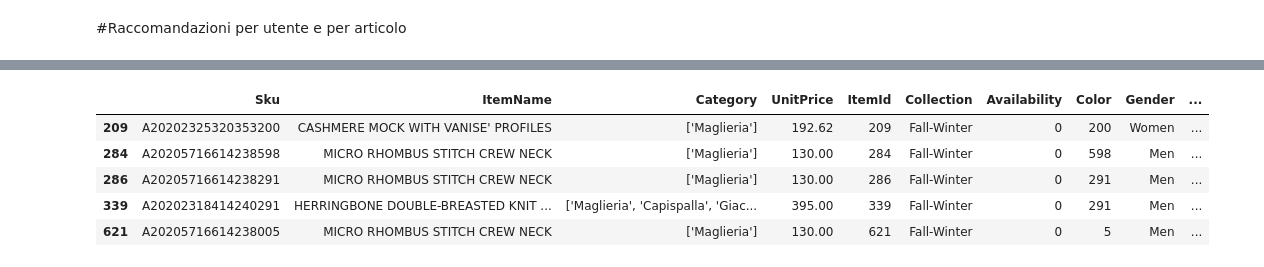
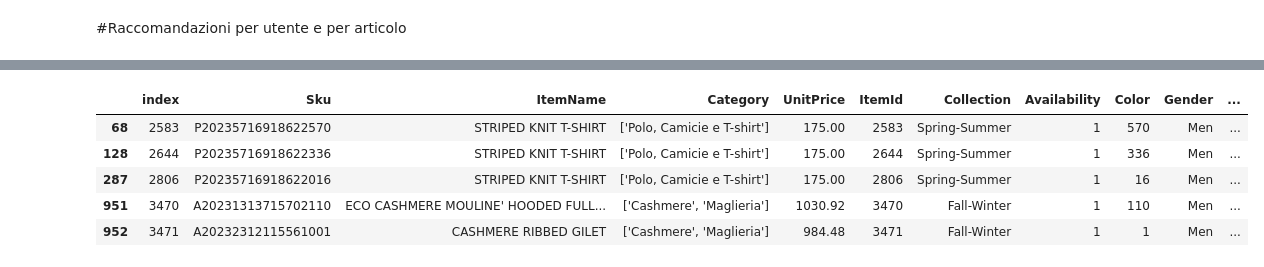
Before and after one commit to williambiondi/RecommenderGS, a Jupyter notebook: recommenderGranSasso.ipynb, the cells around one changed output, grey strips where cells are left out. Saved outputs shown, nothing was run; the diff lists cells and outputs as text; code cells hidden in the pictures.

```diff
--- a/recommenderGranSasso.ipynb
+++ b/recommenderGranSasso.ipynb
@@ -36,6 +34,3 @@ ricavo le fasce di prezzo
-# %%
-bins = list(range(0, int(items['UnitPrice'].max()) + 150, 150))
-items['PriceRange'] = pd.cut(items['UnitPrice'], bins = bins, right=False).astype(str)
 # %% [markdown]
 Annoto come interazione positiva (1) tutti gli articoli acquistati, come interazione negativa (-1) tutti gli articoli rimborsati
 # %%
@@ -52,6 +47,8 @@ len_desc = [len(row['TextInfo'].split(" ")) for _,row in items.iterrows()]
 max(len_desc)
 # %% [output]
 190
+# %%
+items = items[items['Availability']==1].reset_index()
 # %% [markdown]
 Utilizzo DistilBERT per ottenere gli embeddings di tutta l'informazione testuale degli articoli (nome articolo e descrizione)
 # %%
@@ -571,6 +661,6 @@ best_model.evaluate(test )
 # %% [markdown]
 #Raccomandazioni per utente e per articolo
 # %%
-candidates_embeddings = item_model.predict(df_reduced.values[:, :-1])
+candidates_embeddings = item_model.predict(df_embeddings.values[:, :-1])
 candidate_item_ids = full_items['ItemId'].values
 # %% [output]
@@ -594,6 +684,6 @@ items[items['ItemId'].isin(recommendation_ids)]
 # %%
-def similar_items(item_id, item_model, candidates_embeddings,candidates_ids, k=5):
-  input = df_reduced.iloc[item_id].values[:95].reshape(1, -1)
+def similar_items(item_id, item_model, candidates_embeddings,candidates_ids,embedding_dim, k=5):
+  input = df_embeddings.iloc[item_id].values[:embedding_dim].reshape(1, -1)
   item_embedding = item_model.predict(input)
   scores = tf.matmul(item_embedding, candidates_embeddings.T)
   top_k_indices = tf.math.top_k(scores, k=k+1).indices.numpy().flatten()
@@ -601,6 +691,6 @@ def similar_items(item_id, item_model, candidates_embeddings,candidates_ids, k=5
   return [candidates_ids[i] for i in top_k_indices[:k]]
 # %%
 item_id = 0
-similar_to = similar_items(item_id, item_model, candidates_embeddings, candidate_item_ids, k=5)
+similar_to = similar_items(item_id, item_model, candidates_embeddings, candidate_item_ids,embedding_dim, k=5)
 items[items['ItemId'].isin(similar_to)]
 # %% [output]
@@ -608,6 +698,6 @@ items[items['ItemId'].isin(similar_to)]
-|  | Sku | ItemName | Category | UnitPrice | ItemId | Collection | Availability | Color | Gender | ... |
-| 209 | A20202325320353200 | CASHMERE MOCK WITH VANISE' PROFILES | ['Maglieria'] | 192.62 | 209 | Fall-Winter | 0 | 200 | Women | ... |
-| 284 | A20205716614238598 | MICRO RHOMBUS STITCH CREW NECK | ['Maglieria'] | 130.00 | 284 | Fall-Winter | 0 | 598 | Men | ... |
-| 286 | A20205716614238291 | MICRO RHOMBUS STITCH CREW NECK | ['Maglieria'] | 130.00 | 286 | Fall-Winter | 0 | 291 | Men | ... |
-| 339 | A20202318414240291 | HERRINGBONE DOUBLE-BREASTED KNIT ... | ['Maglieria', 'Capispalla', 'Giac... | 395.00 | 339 | Fall-Winter | 0 | 291 | Men | ... |
-| 621 | A20205716614238005 | MICRO RHOMBUS STITCH CREW NECK | ['Maglieria'] | 130.00 | 621 | Fall-Winter | 0 | 5 | Men | ... |
+|  | index | Sku | ItemName | Category | UnitPrice | ItemId | Collection | Availability | Color | Gender | ... |
+| 68 | 2583 | P20235716918622570 | STRIPED KNIT T-SHIRT | ['Polo, Camicie e T-shirt'] | 175.00 | 2583 | Spring-Summer | 1 | 570 | Men | ... |
+| 128 | 2644 | P20235716918622336 | STRIPED KNIT T-SHIRT | ['Polo, Camicie e T-shirt'] | 175.00 | 2644 | Spring-Summer | 1 | 336 | Men | ... |
+| 287 | 2806 | P20235716918622016 | STRIPED KNIT T-SHIRT | ['Polo, Camicie e T-shirt'] | 175.00 | 2806 | Spring-Summer | 1 | 16 | Men | ... |
+| 951 | 3470 | A20231313715702110 | ECO CASHMERE MOULINE' HOODED FULL... | ['Cashmere', 'Maglieria'] | 1030.92 | 3470 | Fall-Winter | 1 | 110 | Men | ... |
+| 952 | 3471 | A20232312115561001 | CASHMERE RIBBED GILET | ['Cashmere', 'Maglieria'] | 984.48 | 3471 | Fall-Winter | 1 | 1 | Men | ... |
```
Also changed, not shown: parts of 32 cells of this notebook.
